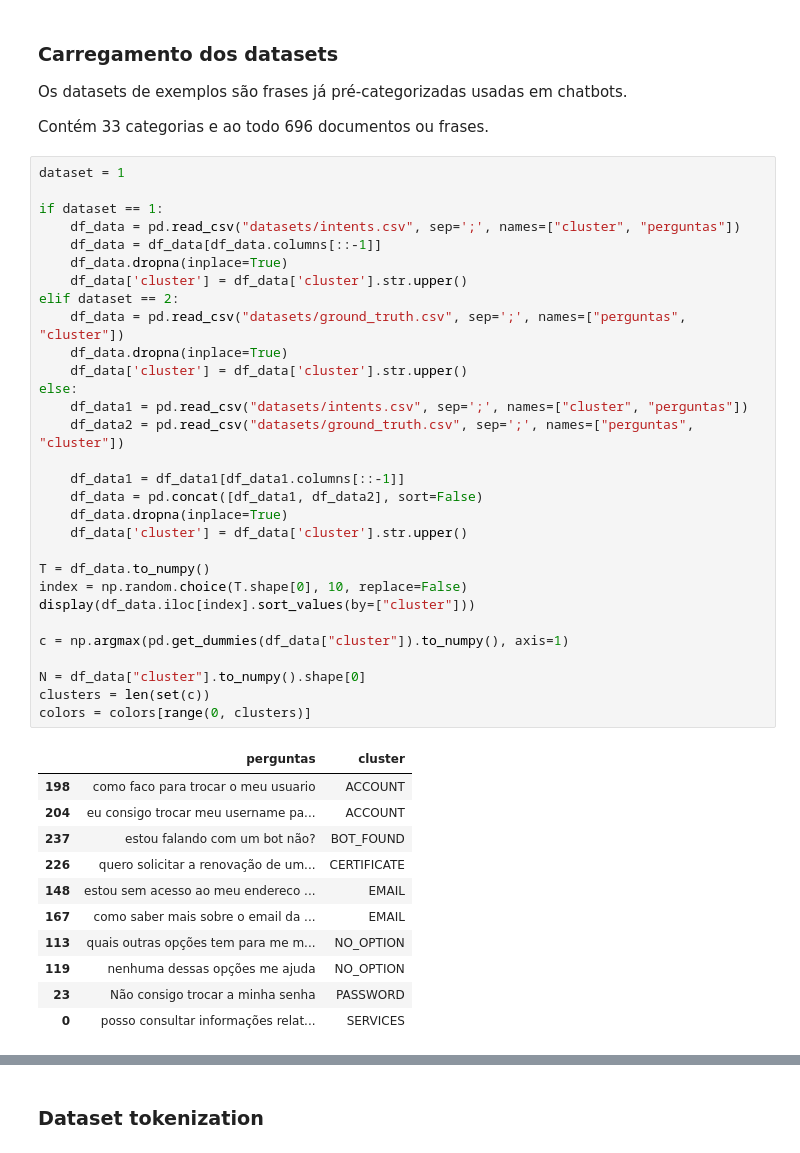
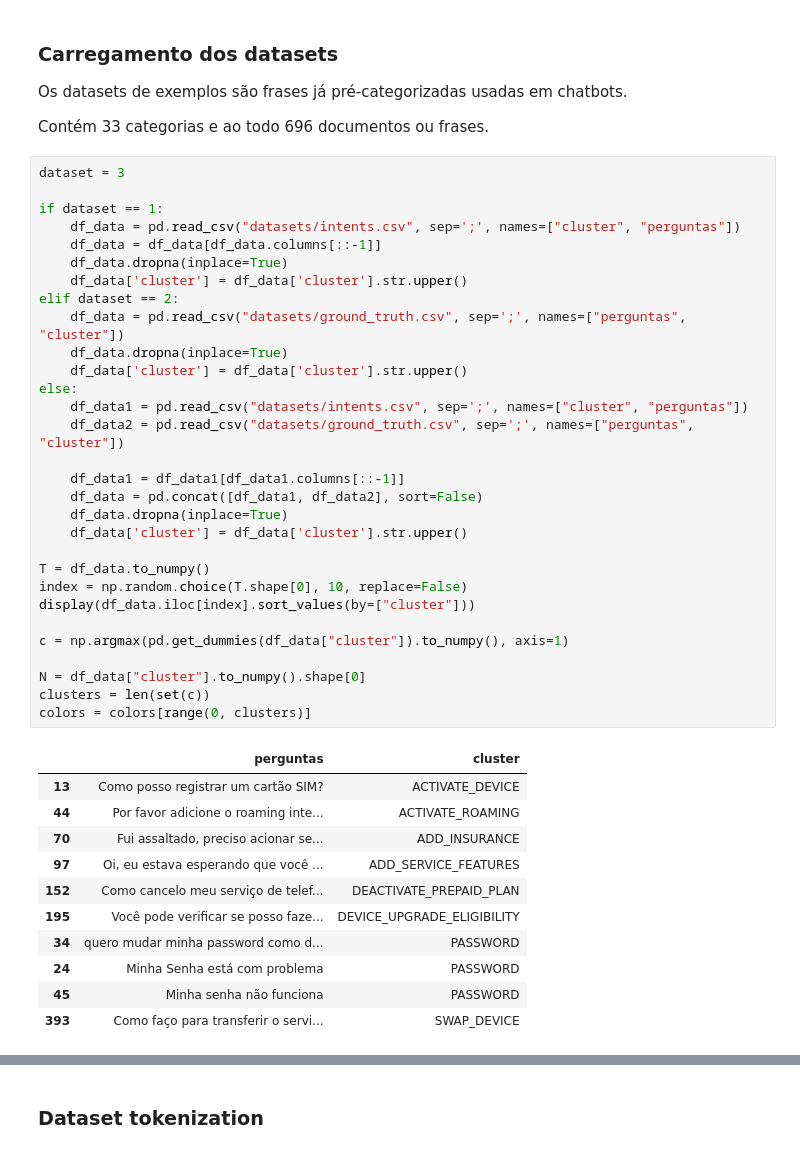
Before and after one commit to rdenadai/ia006c, a Jupyter notebook: notebooks/PROJETO/doc2vec.ipynb, the cells around one changed output, grey strips where cells are left out. Cells and saved outputs as stored; diff of their text form.

```diff
--- a/notebooks/PROJETO/doc2vec.ipynb
+++ b/notebooks/PROJETO/doc2vec.ipynb
@@ -109,47 +139,47 @@ Os datasets de exemplos são frases já pré-categorizadas usadas em chatbots.
 
 Contém 33 categorias e ao todo 696 documentos ou frases.
 # %%
-dataset = 1
+dataset = 3
 
 if dataset == 1:
     df_data = pd.read_csv("datasets/intents.csv", sep=';', names=["cluster", "perguntas"])
     df_data = df_data[df_data.columns[::-1]]
     df_data.dropna(inplace=True)
     df_data['cluster'] = df_data['cluster'].str.upper()
 elif dataset == 2:
     df_data = pd.read_csv("datasets/ground_truth.csv", sep=';', names=["perguntas", "cluster"])
     df_data.dropna(inplace=True)
     df_data['cluster'] = df_data['cluster'].str.upper()
 else:
     df_data1 = pd.read_csv("datasets/intents.csv", sep=';', names=["cluster", "perguntas"])
     df_data2 = pd.read_csv("datasets/ground_truth.csv", sep=';', names=["perguntas", "cluster"])
 
     df_data1 = df_data1[df_data1.columns[::-1]]
     df_data = pd.concat([df_data1, df_data2], sort=False)
     df_data.dropna(inplace=True)
     df_data['cluster'] = df_data['cluster'].str.upper()
 
 T = df_data.to_numpy()
 index = np.random.choice(T.shape[0], 10, replace=False)
 display(df_data.iloc[index].sort_values(by=["cluster"]))
 
 c = np.argmax(pd.get_dummies(df_data["cluster"]).to_numpy(), axis=1)
 
 N = df_data["cluster"].to_numpy().shape[0]
 clusters = len(set(c))
 colors = colors[range(0, clusters)]
 # %% [output]
 |  | perguntas | cluster |
-| 198 | como faco para trocar o meu usuario | ACCOUNT |
-| 204 | eu consigo trocar meu username pa... | ACCOUNT |
-| 237 | estou falando com um bot não? | BOT_FOUND |
-| 226 | quero solicitar a renovação de um... | CERTIFICATE |
-| 148 | estou sem acesso ao meu endereco ... | EMAIL |
-| 167 | como saber mais sobre o email da ... | EMAIL |
-| 113 | quais outras opções tem para me m... | NO_OPTION |
-| 119 | nenhuma dessas opções me ajuda | NO_OPTION |
-| 23 | Não consigo trocar a minha senha | PASSWORD |
-| 0 | posso consultar informações relat... | SERVICES |
+| 13 | Como posso registrar um cartão SIM? | ACTIVATE_DEVICE |
+| 44 | Por favor adicione o roaming inte... | ACTIVATE_ROAMING |
+| 70 | Fui assaltado, preciso acionar se... | ADD_INSURANCE |
+| 97 | Oi, eu estava esperando que você ... | ADD_SERVICE_FEATURES |
+| 152 | Como cancelo meu serviço de telef... | DEACTIVATE_PREPAID_PLAN |
+| 195 | Você pode verificar se posso faze... | DEVICE_UPGRADE_ELIGIBILITY |
+| 34 | quero mudar minha password como d... | PASSWORD |
+| 24 | Minha Senha está com problema | PASSWORD |
+| 45 | Minha senha não funciona | PASSWORD |
+| 393 | Como faço para transferir o servi... | SWAP_DEVICE |
 # %%
 uniq, cnt = np.unique(np.asarray(df_data["cluster"]), return_counts=True)
 df_org = pd.DataFrame(np.array(list(zip(uniq, cnt))), columns=["Categoria", "Qtde"])
```
Also changed, not shown: parts of 33 cells of this notebook, 2 other files.
